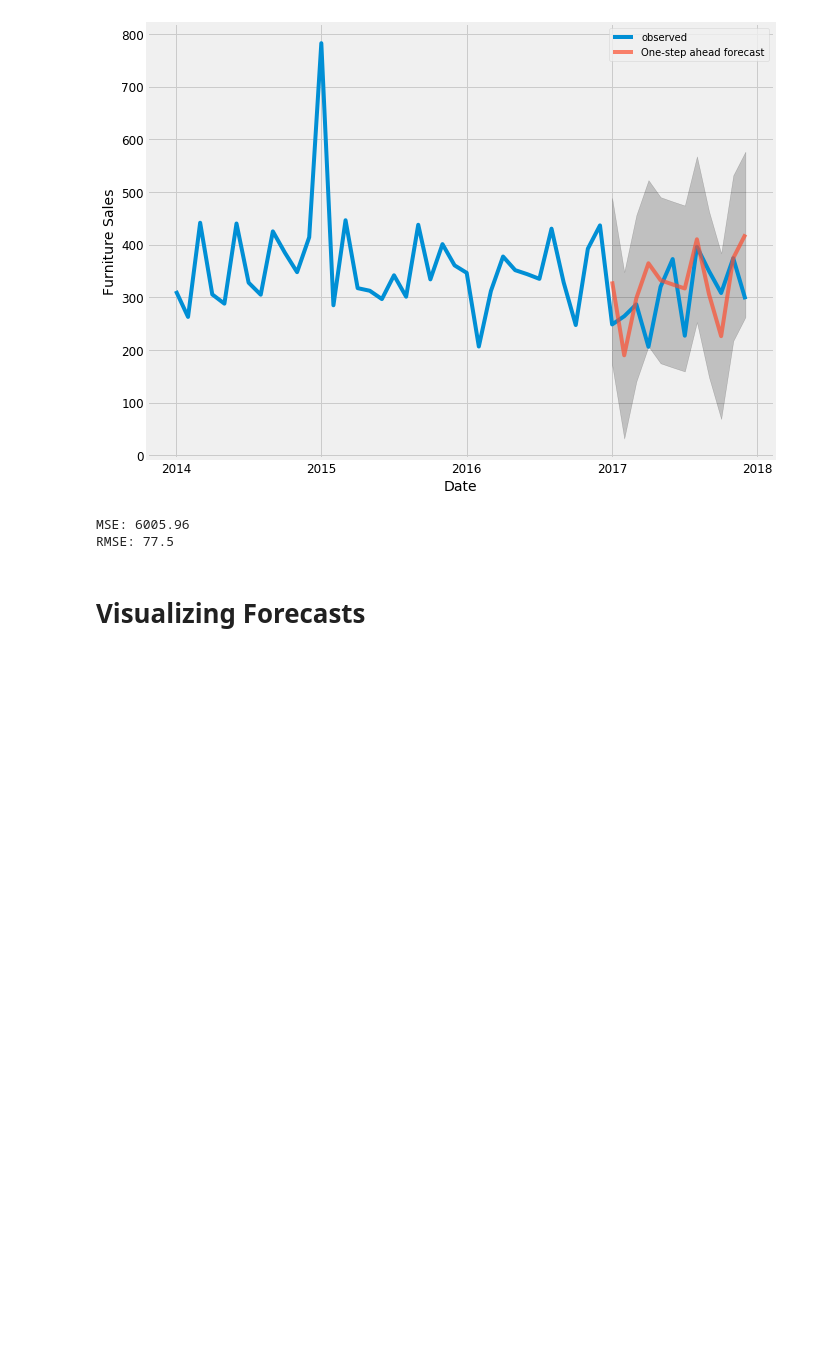
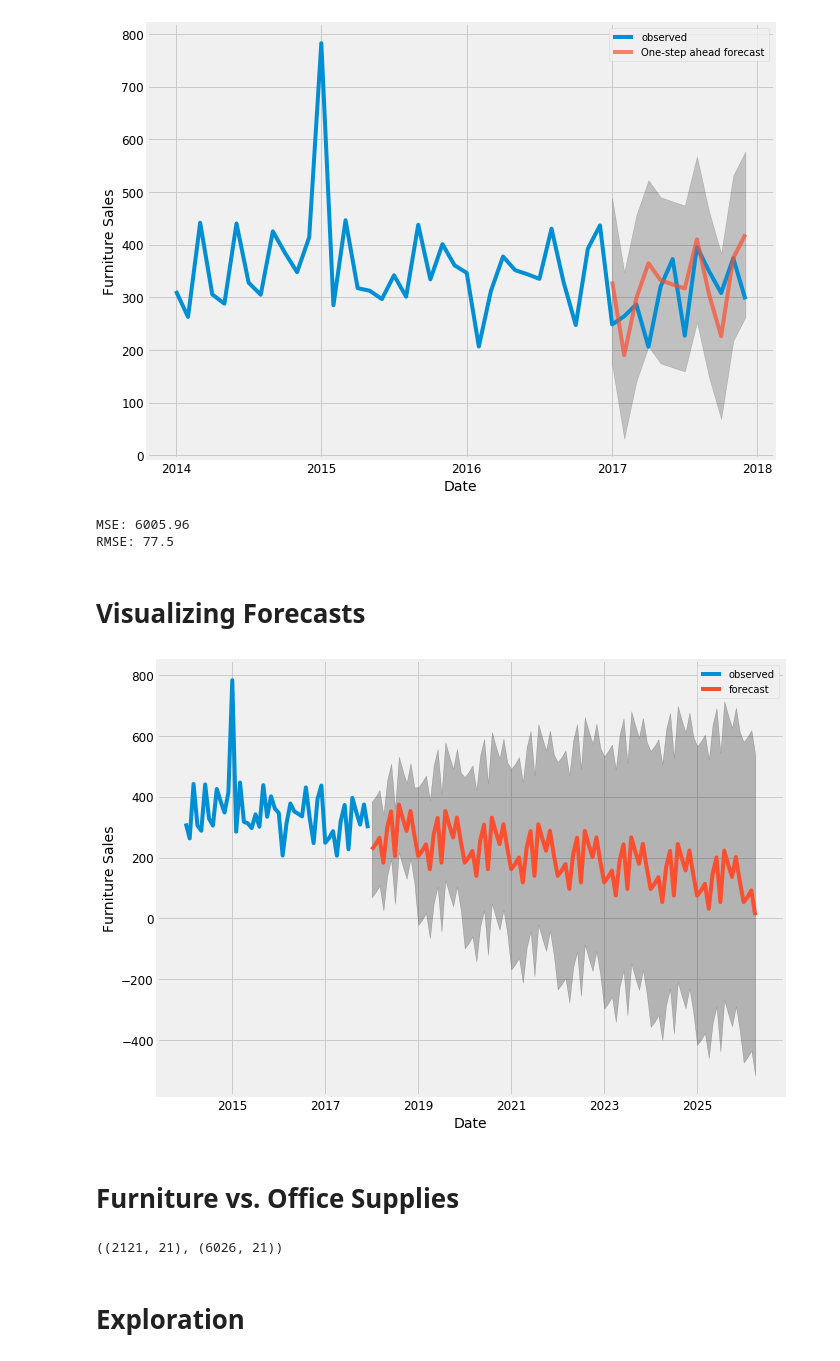
Before and after one commit to damiansp/ML, a Jupyter notebook: python/TS/end_to_end_TS_forecasting.py.ipynb, the cells around one changed output. Saved outputs shown, nothing was run; the diff lists cells and outputs as text; code cells hidden in the pictures; blank space fills up the shorter version.

```diff
--- a/python/TS/end_to_end_TS_forecasting.py.ipynb
+++ b/python/TS/end_to_end_TS_forecasting.py.ipynb
@@ -18,7 +18,7 @@ matplotlib.rcParams['ytick.labelsize'] = 12
 matplotlib.rcParams['text.color'] = 'k'
 matplotlib.rcParams['figure.figsize'] = 10, 8
 # %%
-DATA_DIR = '../data'
+DATA_DIR = '.'
 df = pd.read_excel(DATA_DIR + '/Superstore.xls')
 df.head()
 # %% [output]
@@ -201,3 +201,29 @@ MSE: 6005.96
 RMSE: 77.5
 # %% [markdown]
 # Visualizing Forecasts
+# %%
+pred_uc = results.get_forecast(steps=100)
+pred_ci = pred_uc.conf_int(0.95)
+# %%
+ax = y.plot(label='observed', figsize=[10, 8]);
+pred_uc.predicted_mean.plot(ax=ax, label='forecast')
+ax.fill_between(pred_ci.index,
+                pred_ci.iloc[:, 0],
+                pred_ci.iloc[:, 1],
+                color='k',
+                alpha=0.25);
+ax.set_xlabel('Date');
+ax.set_ylabel('Furniture Sales');
+plt.legend();
+# %% [output]
+[figure, added]
+# %% [markdown]
+# Furniture vs. Office Supplies
+# %%
+furniture = df.loc[df['Category'] == 'Furniture']
+office    = df.loc[df['Category'] == 'Office Supplies']
+furniture.shape, office.shape
+# %% [output]
+((2121, 21), (6026, 21))
+# %% [markdown]
+# Exploration
```
